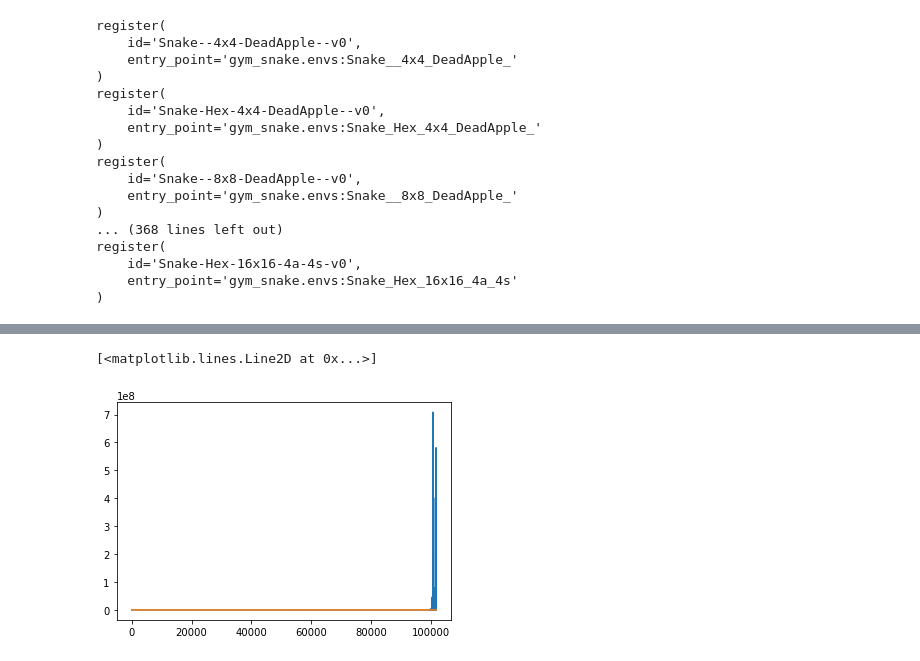
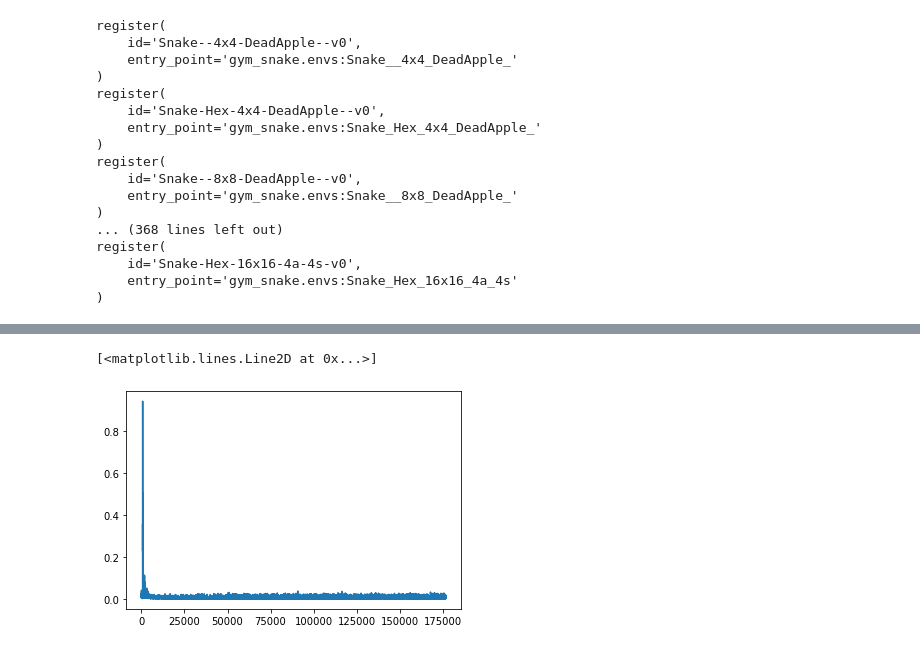
Before and after one commit to MaltheT/dl-project-grp21, a Jupyter notebook: src/snake_trainer_CNN.ipynb, the cells around one changed output, grey strips where cells are left out. Drawn from its saved outputs; the diff is of its cells as text; code cells hidden in the pictures.

```diff
--- a/src/snake_trainer_CNN.ipynb
+++ b/src/snake_trainer_CNN.ipynb
@@ -364,7 +388,6 @@ playing episode:  6300 / 10000  mean loss =>  11697.588 mean reward =>  -0.74
 KeyboardInterrupt:
-# %%
-plt.plot(losses[-len(losses)+1000:])
-plt.plot(mean_loss[-len(mean_loss)+1000:])
-# %% [output]
-[<matplotlib.lines.Line2D at 0x...>]
-[figure, removed]
+# %%
+plt.plot(mean_loss[100:])
+# %% [output]
+[<matplotlib.lines.Line2D at 0x...>]
+[figure, added]
```
Also changed, not shown: parts of 11 cells of this notebook, 1 other file.
